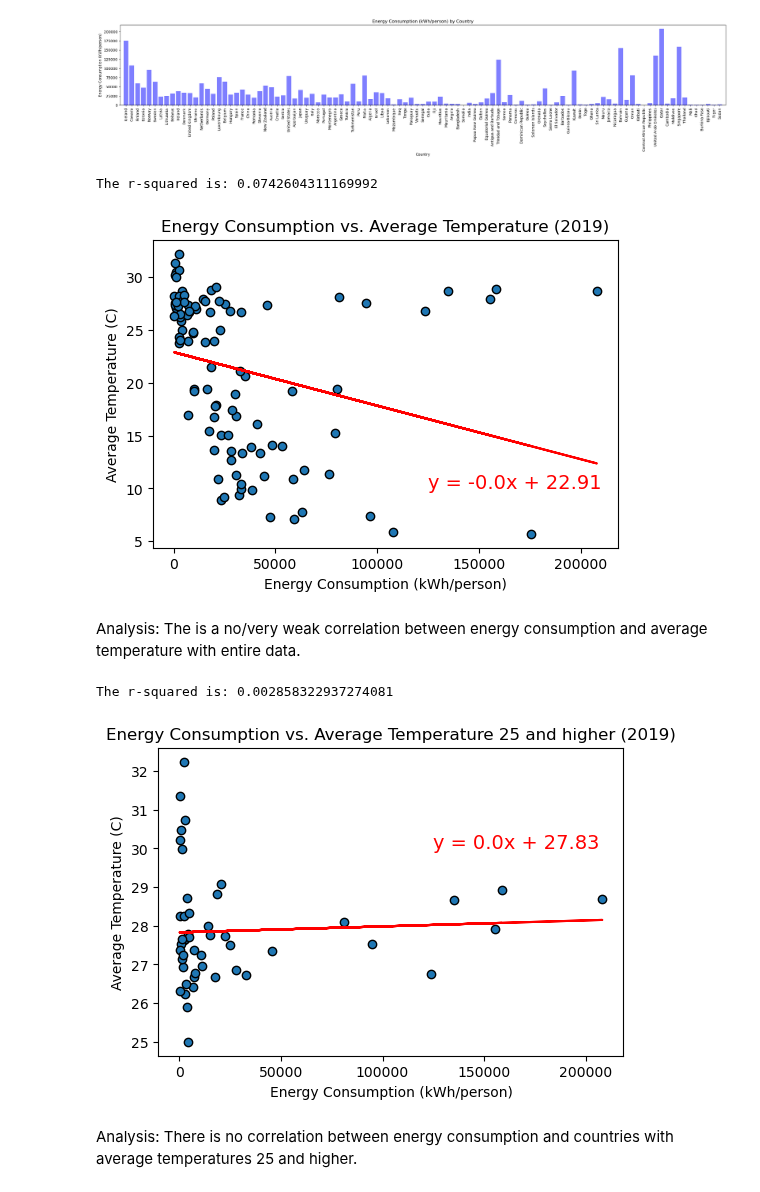
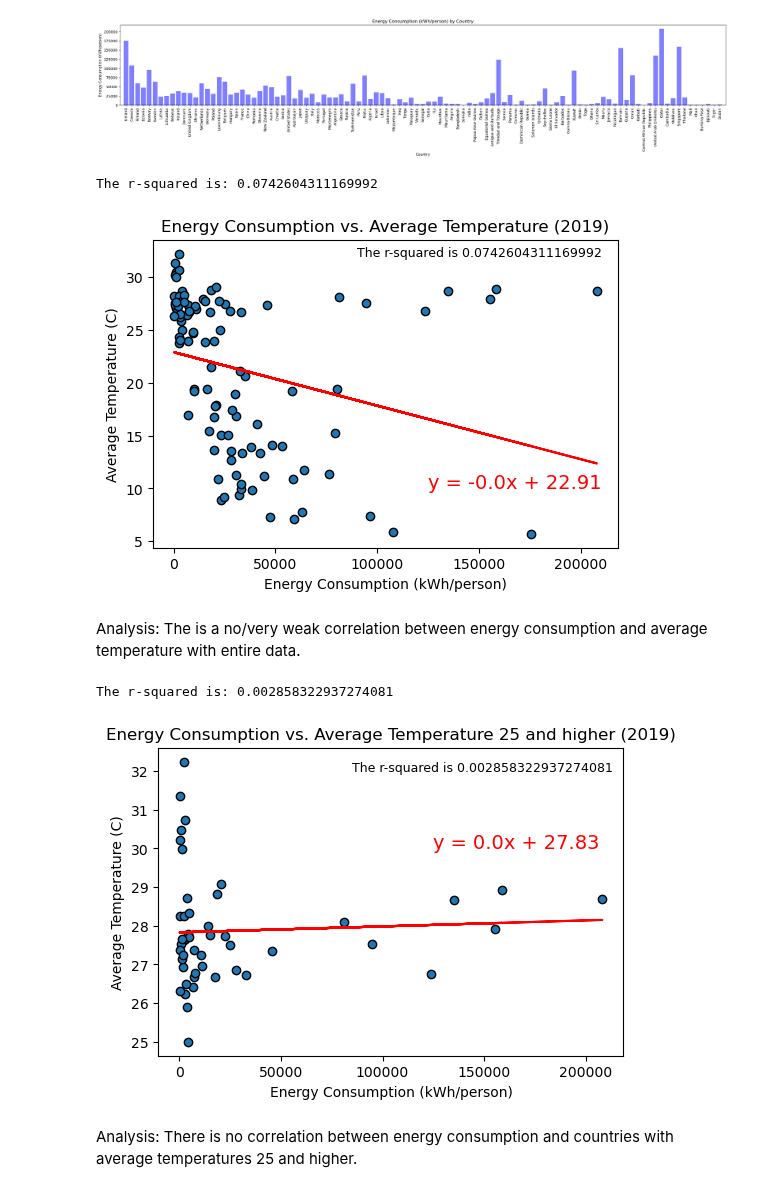
Before and after one commit to yosieph/Project1, a Jupyter notebook: project1.ipynb, the cells around one changed output. Saved outputs shown, nothing was run; the diff lists cells and outputs as text; code cells hidden in the pictures.

Commit message:
added r-squared

```diff
--- a/project1.ipynb
+++ b/project1.ipynb
@@ -92,32 +92,34 @@ plt.show()
 # %%
 #scatter plot showing the correlation between temp and primary energy consumption
 energy_consumption = main_data["Primary energy consumption per capita (kWh/person)"]
 temperature = main_data["Average Temp"]
 
 plt.figure(figsize=(6,4))
 plt.scatter(energy_consumption, temperature, marker="o", edgecolors="black")
 
 # Incorporate the other graph properties
 plt.xlabel('Energy Consumption (kWh/person)')
 plt.ylabel('Average Temperature (C)')
 plt.title('Energy Consumption vs. Average Temperature (2019)')
 
 #add linear regression
 (slope, intercept, rvalue, pvalue, stderr) = linregress(energy_consumption, temperature)
 regress_values = energy_consumption * slope + intercept
 line_eq = "y = " + str(round(slope,2)) + "x + " + str(round(intercept,2))
 correlation = st.pearsonr(energy_consumption, temperature)
 print(f"The r-squared is: {rvalue**2}")
 plt.plot(energy_consumption, regress_values, "r-")
 plt.annotate(line_eq, (125000, 10), fontsize=14,color="red")
+rsquared = 'The r-squared is ' + str(rvalue**2)
+plt.annotate(rsquared, (90000, 32), fontsize=9, color='black')
 
 # Save the figure
 plt.savefig("output_data/Energy Consumption vs. Average Temperature (2019).png")
 
 plt.show()
 # %% [output]
 The r-squared is: 0.0742604311169992
-[figure, old version]
+[figure, new version]
 # %% [markdown]
 Analysis: The is a no/very weak correlation between energy consumption and average temperature with entire data.
 # %%
@@ -146,6 +148,8 @@ correlation = st.pearsonr(energy_consumption, temperature)
 print(f"The r-squared is: {rvalue**2}")
 plt.plot(energy_consumption, regress_values, "r-")
 plt.annotate(line_eq, (125000, 30), fontsize=14,color="red")
+rsquared = 'The r-squared is ' + str(rvalue**2)
+plt.annotate(rsquared, (85000, 32), fontsize=9, color='black')
 
 # Save the figure
 plt.savefig("output_data/Energy Consumption vs. Average Temperature 25 and higher (2019).png")
@@ -154,7 +158,7 @@ plt.savefig("output_data/Energy Consumption vs. Average Temperature 25 and highe
 plt.show()
 # %% [output]
 The r-squared is: 0.002858322937274081
-[figure, old version]
+[figure, new version]
 # %% [markdown]
 Analysis: There is no correlation between energy consumption and countries with average temperatures 25 and higher.
 # %%
```
Also changed, not shown: parts of 2 cells of this notebook, 4 other files.
